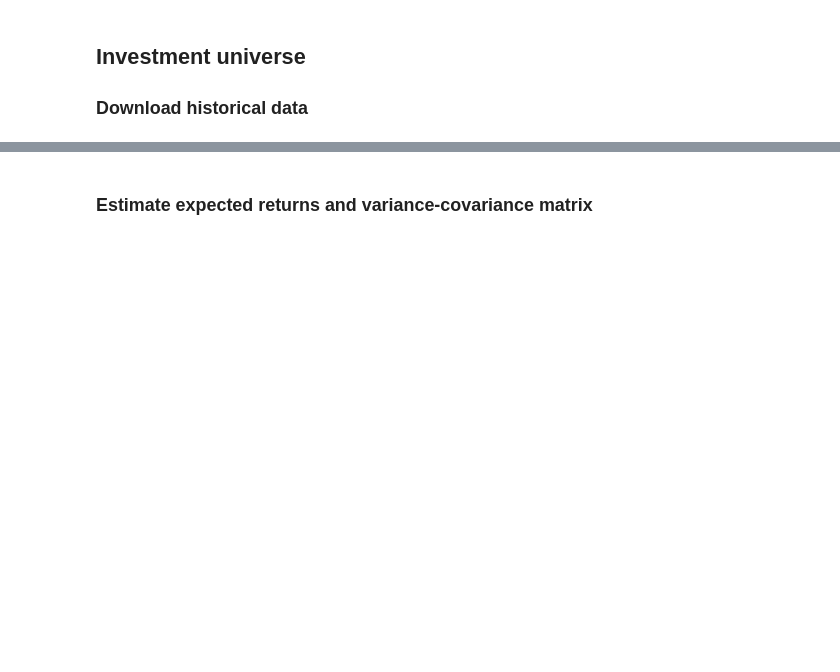
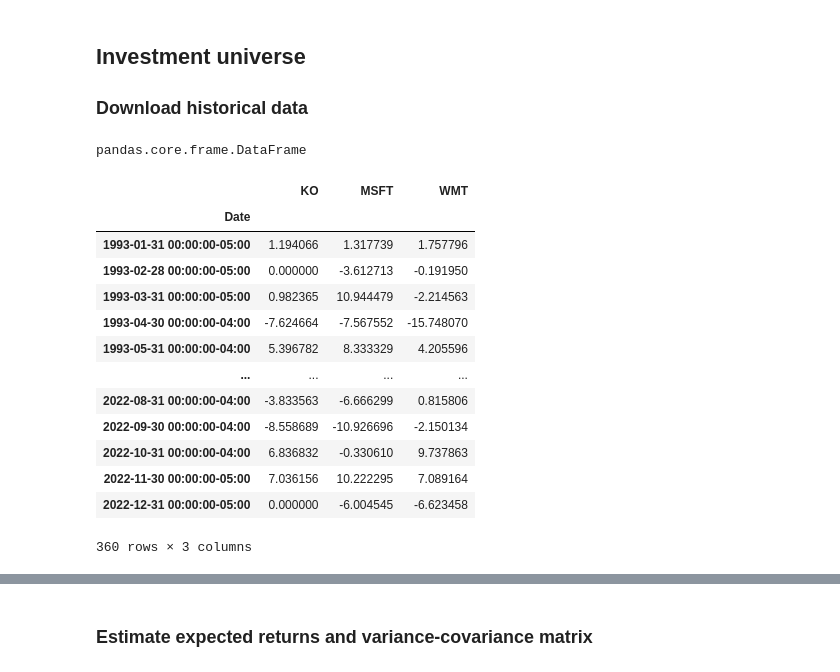
Before and after one commit to pamun/pyvest, a Jupyter notebook: examples/investors.ipynb, the cells around one changed output, grey strips where cells are left out. Cells and saved outputs as stored; diff of their text form; code cells hidden in the pictures; blank space fills up the shorter version.

```diff
--- a/examples/investors.ipynb
+++ b/examples/investors.ipynb
@@ -15,3 +15,24 @@ start_date = "1992-12-31"
 end_date = "2022-12-31"
 
 monthly_returns_df = data_reader.read_returns(assets, start_date, end_date)
+# %%
+type(monthly_returns_df)
+# %% [output]
+pandas.core.frame.DataFrame
+# %%
+monthly_returns_df
+# %% [output]
+|  | KO | MSFT | WMT |
+| Date |  |  |  |
+| 1993-01-31 00:00:00-05:00 | 1.194066 | 1.317739 | 1.757796 |
+| 1993-02-28 00:00:00-05:00 | 0.000000 | -3.612713 | -0.191950 |
+| 1993-03-31 00:00:00-05:00 | 0.982365 | 10.944479 | -2.214563 |
+| 1993-04-30 00:00:00-04:00 | -7.624664 | -7.567552 | -15.748070 |
+| 1993-05-31 00:00:00-04:00 | 5.396782 | 8.333329 | 4.205596 |
+| ... | ... | ... | ... |
+| 2022-08-31 00:00:00-04:00 | -3.833563 | -6.666299 | 0.815806 |
+| 2022-09-30 00:00:00-04:00 | -8.558689 | -10.926696 | -2.150134 |
+| 2022-10-31 00:00:00-04:00 | 6.836832 | -0.330610 | 9.737863 |
+| 2022-11-30 00:00:00-05:00 | 7.036156 | 10.222295 | 7.089164 |
+| 2022-12-31 00:00:00-05:00 | 0.000000 | -6.004545 | -6.623458 |
+360 rows × 3 columns
```
Also changed, not shown: parts of 10 cells of this notebook, 5 other files.
